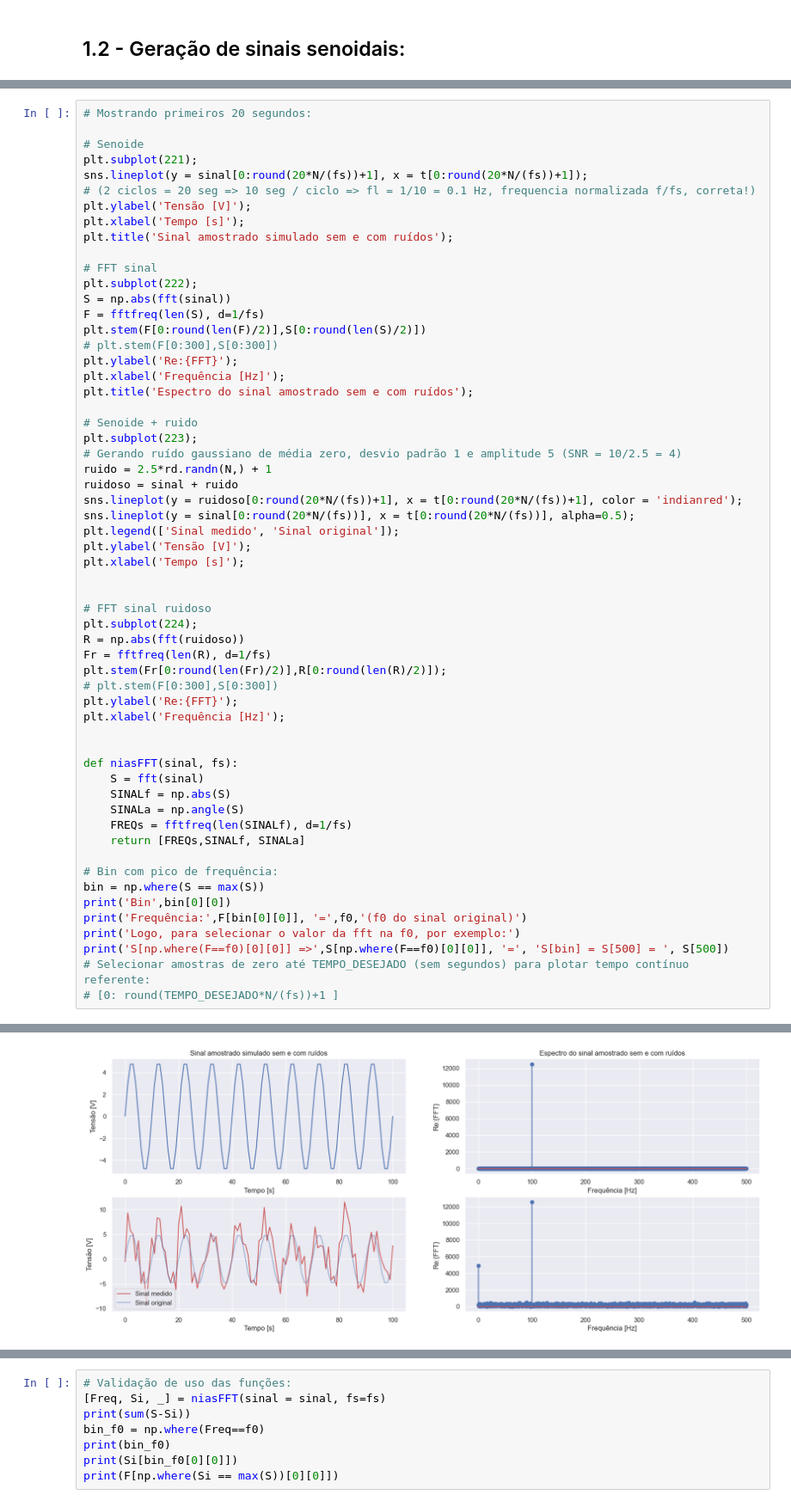
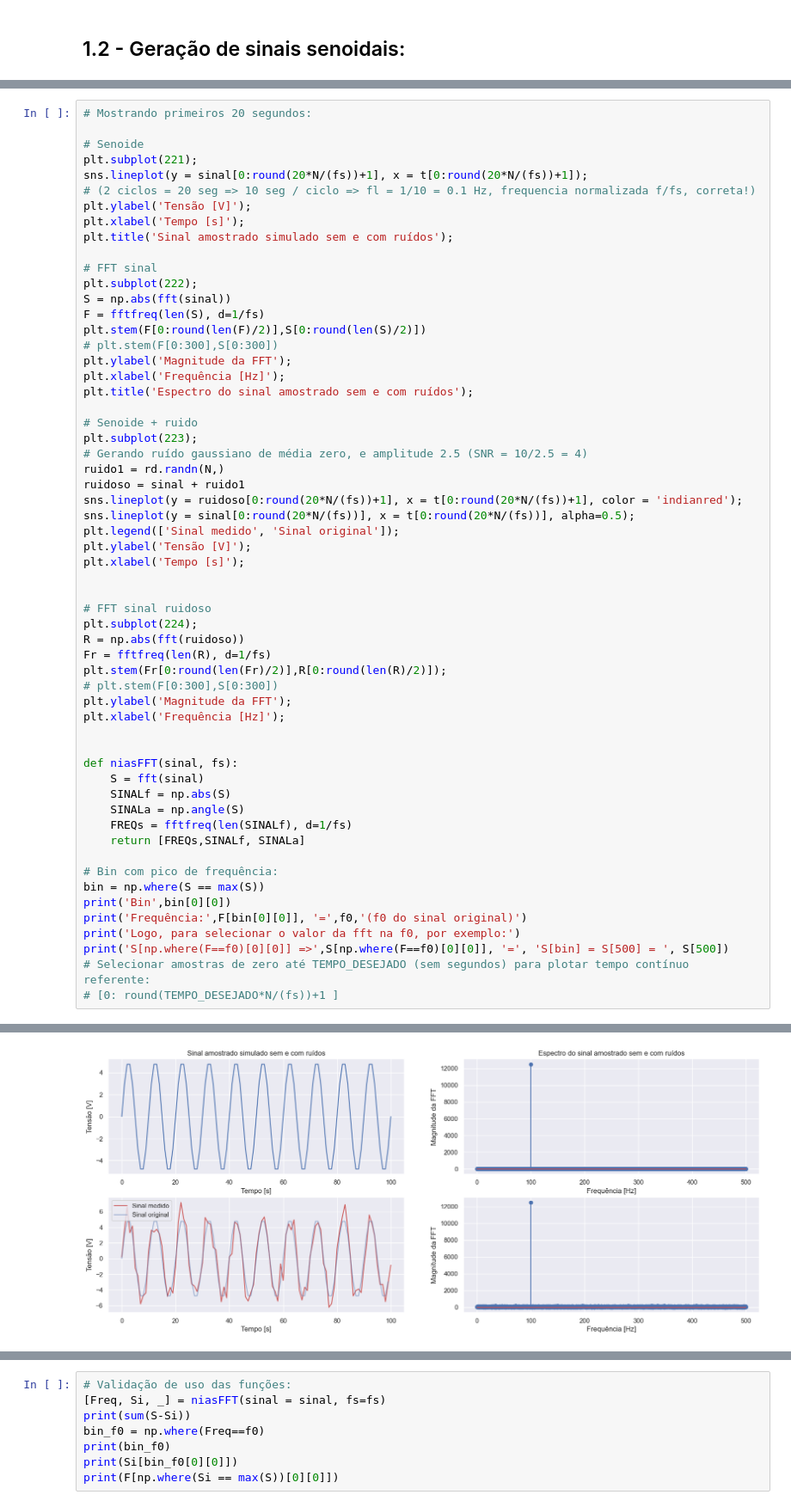
Before and after one commit to Alexandre-Caldeira/detection-theory-101, a Jupyter notebook: notebooks/comCalma.ipynb, the cells around one changed output, grey strips where cells are left out. Shown at 86% size. Saved outputs shown, nothing was run; the diff lists cells and outputs as text.

```diff
--- a/notebooks/comCalma.ipynb
+++ b/notebooks/comCalma.ipynb
@@ -100,15 +100,15 @@ S = np.abs(fft(sinal))
 F = fftfreq(len(S), d=1/fs)
 plt.stem(F[0:round(len(F)/2)],S[0:round(len(S)/2)])
 # plt.stem(F[0:300],S[0:300])
-plt.ylabel('Re:{FFT}');
+plt.ylabel('Magnitude da FFT');
 plt.xlabel('Frequência [Hz]');
 plt.title('Espectro do sinal amostrado sem e com ruídos');
 
 # Senoide + ruido
 plt.subplot(223);
-# Gerando ruído gaussiano de média zero, desvio padrão 1 e amplitude 5 (SNR = 10/2.5 = 4)
-ruido = 2.5*rd.randn(N,) + 1
-ruidoso = sinal + ruido
+# Gerando ruído gaussiano de média zero, e amplitude 2.5 (SNR = 10/2.5 = 4)
+ruido1 = rd.randn(N,)
+ruidoso = sinal + ruido1
 sns.lineplot(y = ruidoso[0:round(20*N/(fs))+1], x = t[0:round(20*N/(fs))+1], color = 'indianred');
 sns.lineplot(y = sinal[0:round(20*N/(fs))], x = t[0:round(20*N/(fs))], alpha=0.5);
 plt.legend(['Sinal medido', 'Sinal original']);
@@ -118,32 +118,32 @@ plt.xlabel('Tempo [s]');
 
 # FFT sinal ruidoso
 plt.subplot(224);
 R = np.abs(fft(ruidoso))
 Fr = fftfreq(len(R), d=1/fs)
 plt.stem(Fr[0:round(len(Fr)/2)],R[0:round(len(R)/2)]);
 # plt.stem(F[0:300],S[0:300])
-plt.ylabel('Re:{FFT}');
+plt.ylabel('Magnitude da FFT');
 plt.xlabel('Frequência [Hz]');
 
 
 def niasFFT(sinal, fs):
     S = fft(sinal)
     SINALf = np.abs(S)
     SINALa = np.angle(S)
     FREQs = fftfreq(len(SINALf), d=1/fs)
     return [FREQs,SINALf, SINALa]
 
 # Bin com pico de frequência:
 bin = np.where(S == max(S))
 print('Bin',bin[0][0])
 print('Frequência:',F[bin[0][0]], '=',f0,'(f0 do sinal original)')
 print('Logo, para selecionar o valor da fft na f0, por exemplo:')
 print('S[np.where(F==f0)[0][0]] =>',S[np.where(F==f0)[0][0]], '=', 'S[bin] = S[500] = ', S[500])
 # Selecionar amostras de zero até TEMPO_DESEJADO (sem segundos) para plotar tempo contínuo referente:
 # [0: round(TEMPO_DESEJADO*N/(fs))+1 ]
 # %% [output]
 Bin 500
 Frequência: 100.0 = 100 (f0 do sinal original)
 Logo, para selecionar o valor da fft na f0, por exemplo:
 S[np.where(F==f0)[0][0]] => 12500.0 = S[bin] = S[500] =  12500.0
-[figure, old version]
+[figure, new version]
```
Also changed, not shown: parts of 7 cells of this notebook, 8 other files.
